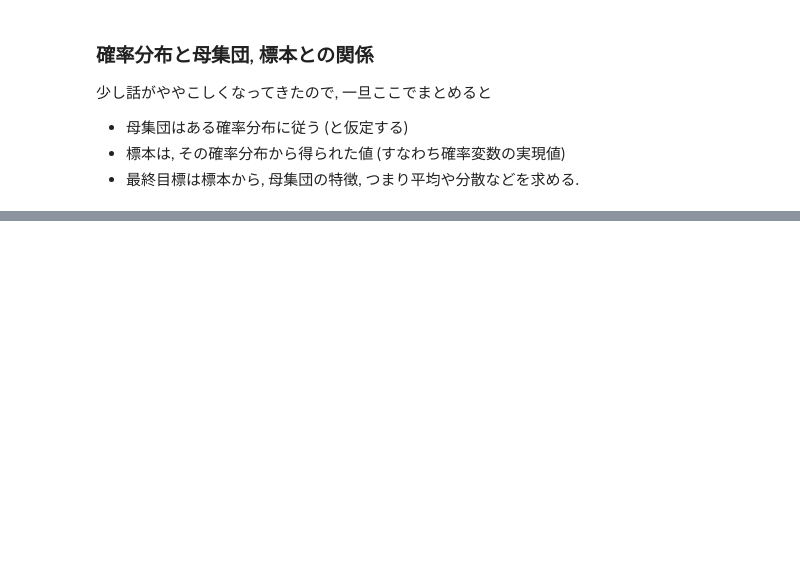
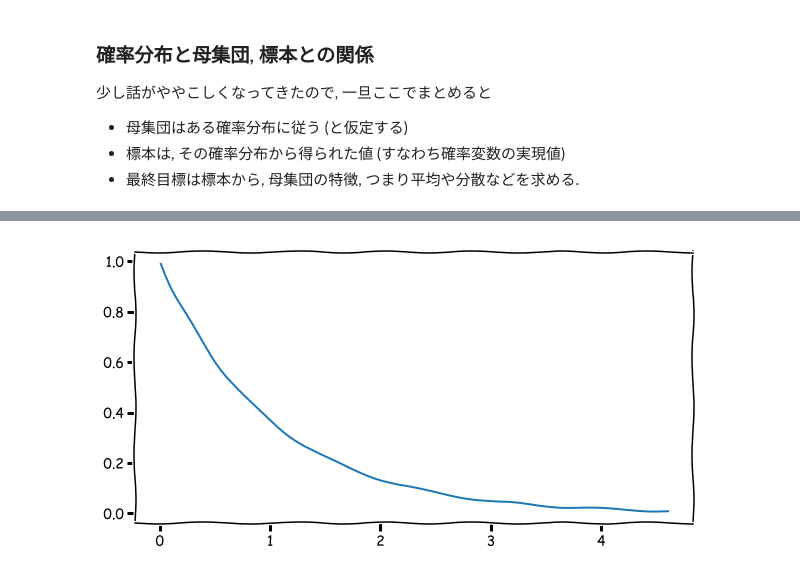
Before and after one commit to Soichiro-Fujioka/chotto-dekiru-DS, a Jupyter notebook: statistics/statistics-1.ipynb, the cells around one changed output, grey strips where cells are left out. Cells and saved outputs as stored; diff of their text form; code cells hidden in the pictures; blank space fills up the shorter version.

```diff
--- a/statistics/statistics-1.ipynb
+++ b/statistics/statistics-1.ipynb
@@ -514,0 +666,8 @@ $$
+# %%
+MU = 5
+x = np.linspace(expon.ppf(0.01), expon.ppf(0.99), 100)
+fig, ax = plt.subplots(1, 1, sharey=False, figsize = (10,5))
+plt.plot(x, expon.pdf(x))
+plt.show()
+# %% [output]
+[figure, added]
```
Also changed, not shown: parts of 25 cells of this notebook.
